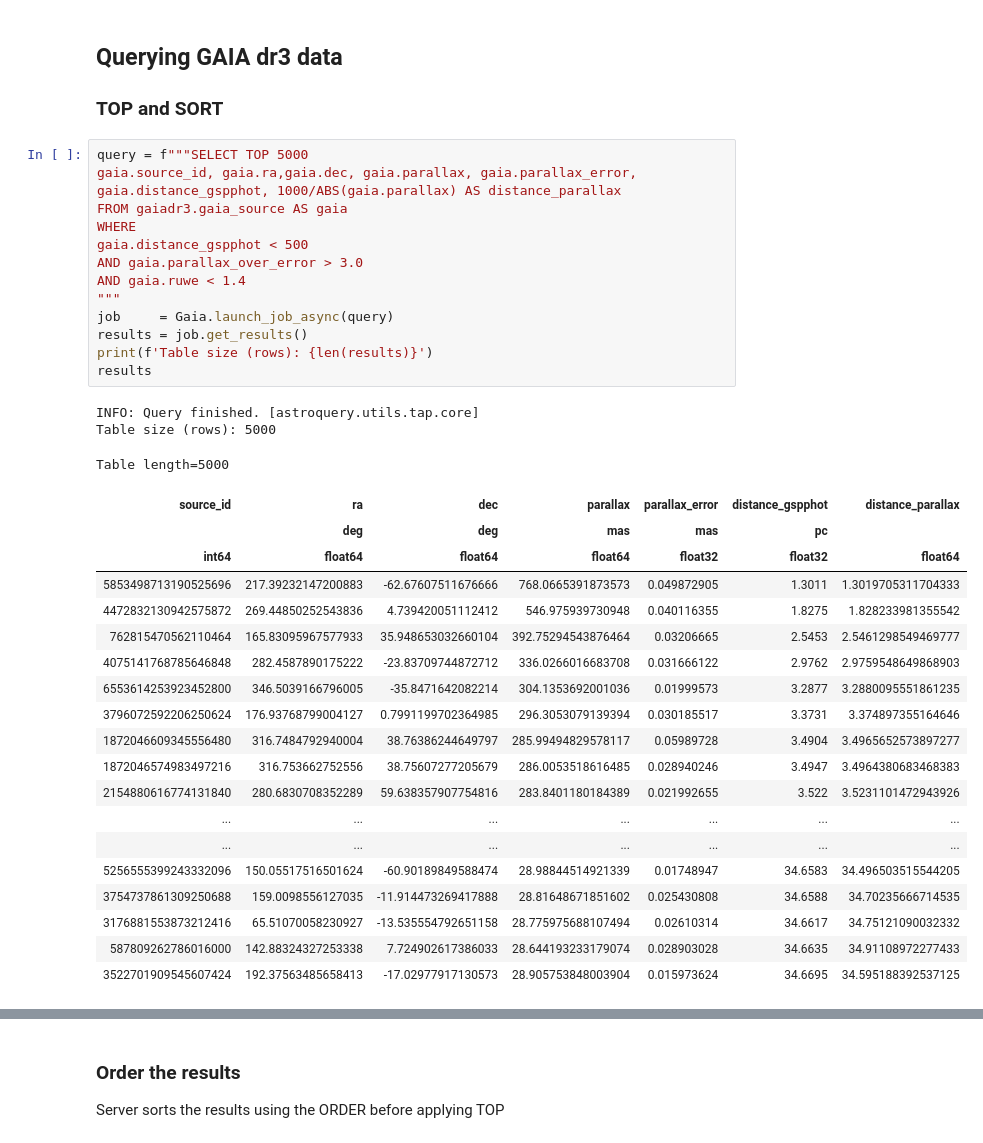
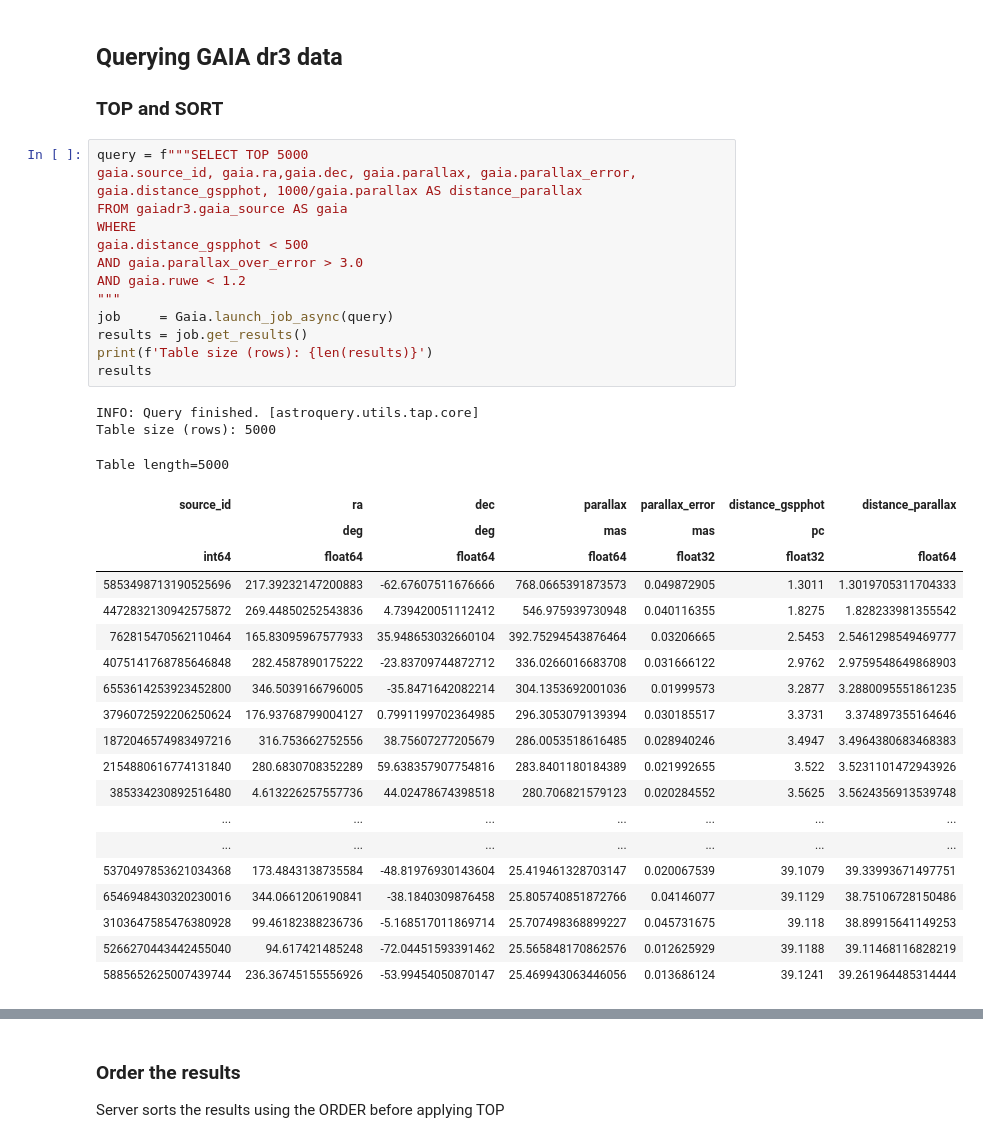
Before and after one commit to Mixpap/GAIA_HandsOn, a Jupyter notebook: Parallaxes.ipynb, the cells around one changed output, grey strips where cells are left out. Drawn from its saved outputs; the diff is of its cells as text.

```diff
--- a/Parallaxes.ipynb
+++ b/Parallaxes.ipynb
@@ -11,40 +11,40 @@ from scipy.stats import gaussian_kde
 ### TOP and SORT
 # %%
 query = f"""SELECT TOP 5000
-gaia.source_id, gaia.ra,gaia.dec, gaia.parallax, gaia.parallax_error, gaia.distance_gspphot, 1000/ABS(gaia.parallax) AS distance_parallax
+gaia.source_id, gaia.ra,gaia.dec, gaia.parallax, gaia.parallax_error, gaia.distance_gspphot, 1000/gaia.parallax AS distance_parallax
 FROM gaiadr3.gaia_source AS gaia
 WHERE
 gaia.distance_gspphot < 500
 AND gaia.parallax_over_error > 3.0
-AND gaia.ruwe < 1.4
+AND gaia.ruwe < 1.2
 """
 job     = Gaia.launch_job_async(query)
 results = job.get_results()
 print(f'Table size (rows): {len(results)}')
 results
 # %% [output]
 INFO: Query finished. [astroquery.utils.tap.core]
 Table size (rows): 5000
 Table length=5000
 | source_id | ra | dec | parallax | parallax_error | distance_gspphot | distance_parallax |
 |  | deg | deg | mas | mas | pc |  |
 | int64 | float64 | float64 | float64 | float32 | float32 | float64 |
 | 5853498713190525696 | 217.39232147200883 | -62.67607511676666 | 768.0665391873573 | 0.049872905 | 1.3011 | 1.3019705311704333 |
 | 4472832130942575872 | 269.44850252543836 | 4.739420051112412 | 546.975939730948 | 0.040116355 | 1.8275 | 1.828233981355542 |
 | 762815470562110464 | 165.83095967577933 | 35.948653032660104 | 392.75294543876464 | 0.03206665 | 2.5453 | 2.5461298549469777 |
 | 4075141768785646848 | 282.4587890175222 | -23.83709744872712 | 336.0266016683708 | 0.031666122 | 2.9762 | 2.9759548649868903 |
 | 6553614253923452800 | 346.5039166796005 | -35.8471642082214 | 304.1353692001036 | 0.01999573 | 3.2877 | 3.2880095551861235 |
 | 3796072592206250624 | 176.93768799004127 | 0.7991199702364985 | 296.3053079139394 | 0.030185517 | 3.3731 | 3.374897355164646 |
-| 1872046609345556480 | 316.7484792940004 | 38.76386244649797 | 285.99494829578117 | 0.05989728 | 3.4904 | 3.4965652573897277 |
 | 1872046574983497216 | 316.753662752556 | 38.75607277205679 | 286.0053518616485 | 0.028940246 | 3.4947 | 3.4964380683468383 |
 | 2154880616774131840 | 280.6830708352289 | 59.638357907754816 | 283.8401180184389 | 0.021992655 | 3.522 | 3.5231101472943926 |
+| 385334230892516480 | 4.613226257557736 | 44.02478674398518 | 280.706821579123 | 0.020284552 | 3.5625 | 3.5624356913539748 |
 | ... | ... | ... | ... | ... | ... | ... |
 | ... | ... | ... | ... | ... | ... | ... |
-| 5256555399243332096 | 150.05517516501624 | -60.90189849588474 | 28.98844514921339 | 0.01748947 | 34.6583 | 34.496503515544205 |
-| 3754737861309250688 | 159.0098556127035 | -11.914473269417888 | 28.81648671851602 | 0.025430808 | 34.6588 | 34.70235666714535 |
-| 3176881553873212416 | 65.51070058230927 | -13.535554792651158 | 28.775975688107494 | 0.02610314 | 34.6617 | 34.75121090032332 |
-| 587809262786016000 | 142.88324327253338 | 7.724902617386033 | 28.644193233179074 | 0.028903028 | 34.6635 | 34.91108972277433 |
-| 3522701909545607424 | 192.37563485658413 | -17.02977917130573 | 28.905753848003904 | 0.015973624 | 34.6695 | 34.595188392537125 |
+| 5370497853621034368 | 173.4843138735584 | -48.81976930143604 | 25.419461328703147 | 0.020067539 | 39.1079 | 39.33993671497751 |
+| 6546948430320230016 | 344.0661206190841 | -38.1840309876458 | 25.805740851872766 | 0.04146077 | 39.1129 | 38.75106728150486 |
+| 3103647585476380928 | 99.46182388236736 | -5.168517011869714 | 25.707498368899227 | 0.045731675 | 39.118 | 38.89915641149253 |
+| 5266270443442455040 | 94.617421485248 | -72.04451593391462 | 25.565848170862576 | 0.012625929 | 39.1188 | 39.11468116828219 |
+| 5885652625007439744 | 236.36745155556926 | -53.99454050870147 | 25.469943063446056 | 0.013686124 | 39.1241 | 39.261964485314444 |
 # %%
 plt.hist(results["distance_gspphot"],histtype="step",bins=20);
 # %% [output]
```
Also changed, not shown: parts of 9 cells of this notebook, 2 other files.
